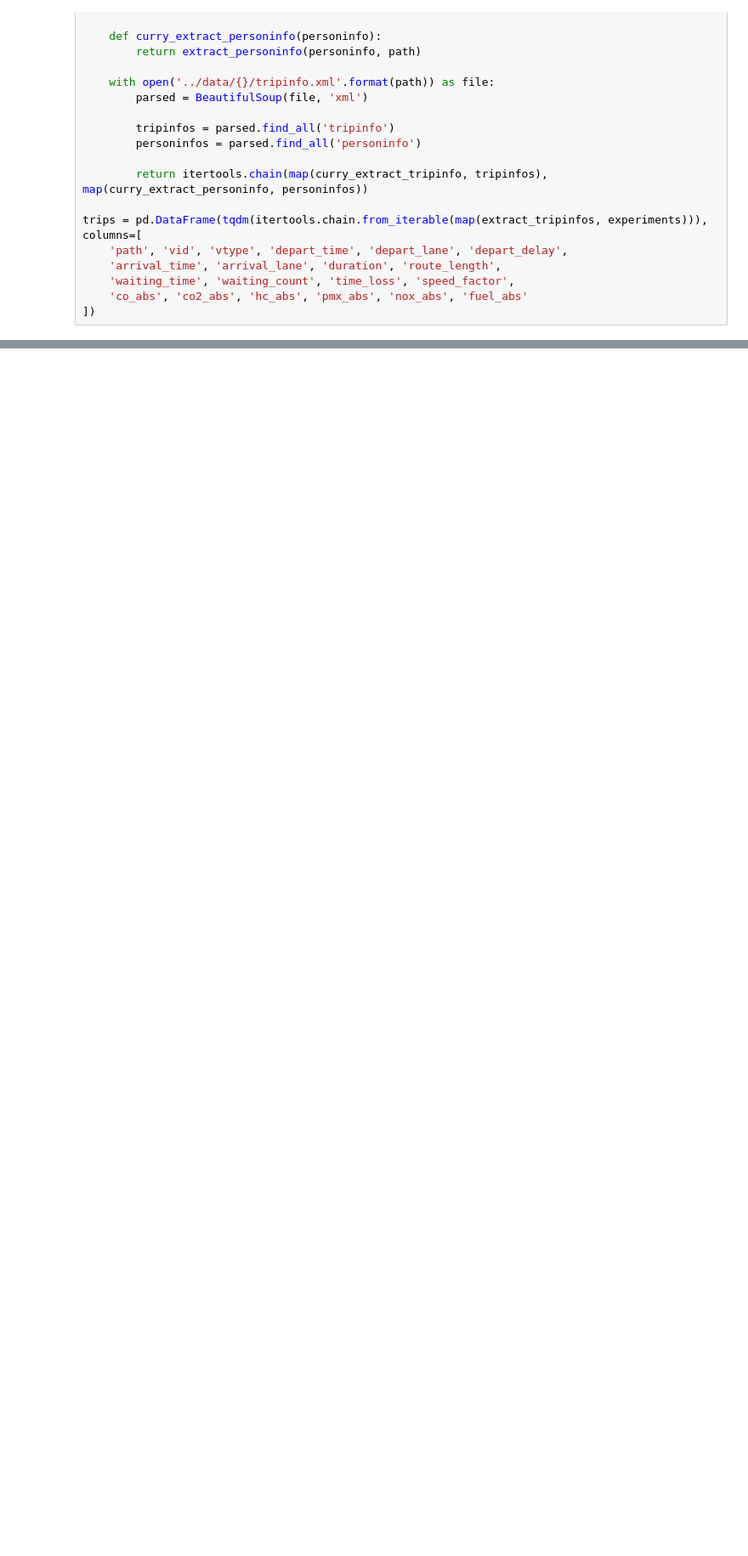
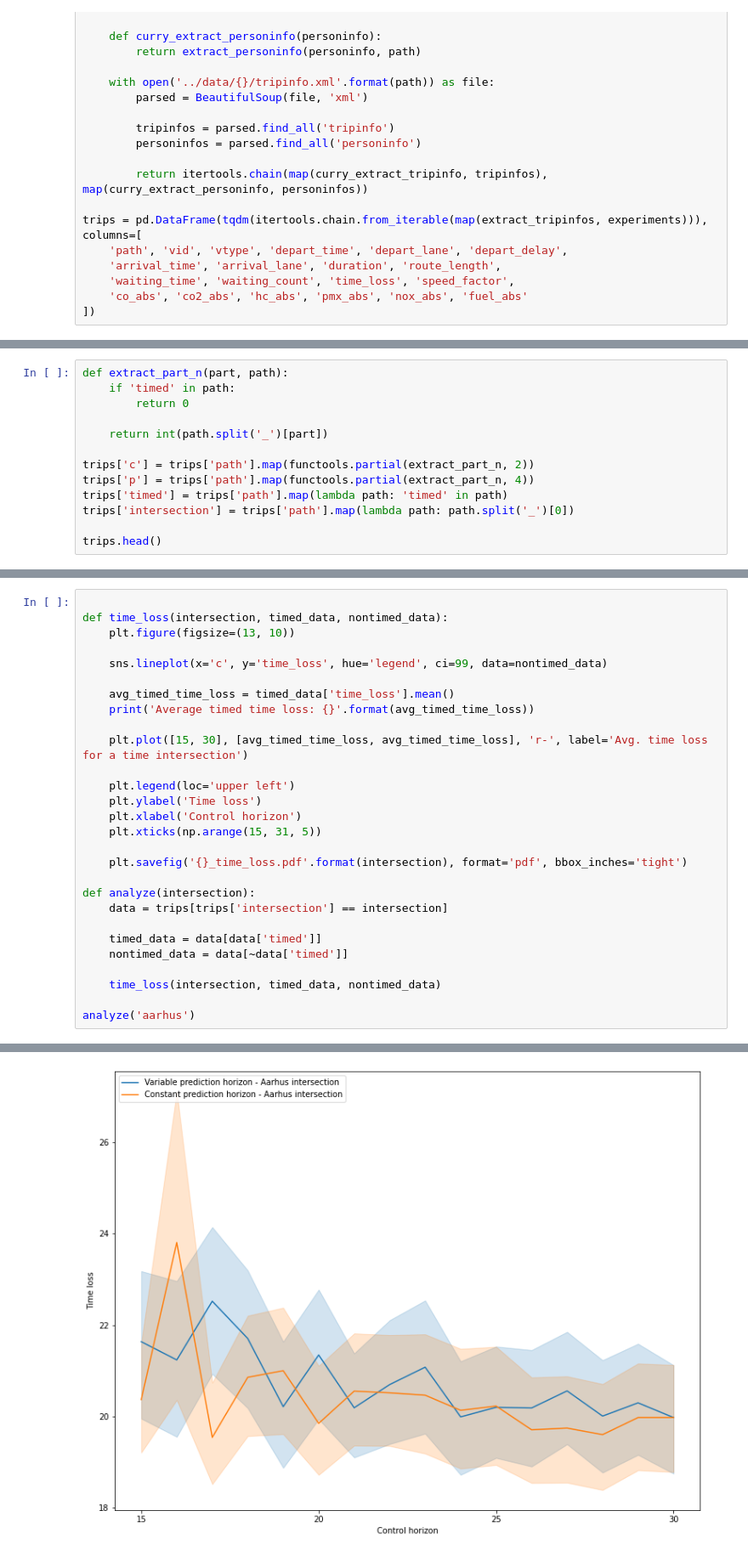
Before and after one commit to Zinoex/siren, a Jupyter notebook: siren/analysis/tripinfo.ipynb, the cells around one changed output, grey strips where cells are left out. Shown at 85% size. Drawn from its saved outputs; the diff is of its cells as text; blank space fills up the shorter version.

Commit message:
Begin analysis of timing, time loss, fuel consumption, and co2.

```diff
--- a/siren/analysis/tripinfo.ipynb
+++ b/siren/analysis/tripinfo.ipynb
@@ -335,0 +103,13 @@ sns.distplot(timings[timings['path'] == 'aarhus_demo2']['execution_time'])
+# %%
+def extract_part_n(part, path):
+    if 'timed' in path:
+        return 0
+
+    return int(path.split('_')[part])
+
+trips['c'] = trips['path'].map(functools.partial(extract_part_n, 2))
+trips['p'] = trips['path'].map(functools.partial(extract_part_n, 4))
+trips['timed'] = trips['path'].map(lambda path: 'timed' in path)
+trips['intersection'] = trips['path'].map(lambda path: path.split('_')[0])
+
+trips.head()
@@ -335,0 +183,29 @@ sns.distplot(timings[timings['path'] == 'aarhus_demo2']['execution_time'])
+# %%
+
+def time_loss(intersection, timed_data, nontimed_data):
+    plt.figure(figsize=(13, 10))
+
+    sns.lineplot(x='c', y='time_loss', hue='legend', ci=99, data=nontimed_data)
+
+    avg_timed_time_loss = timed_data['time_loss'].mean()
+    print('Average timed time loss: {}'.format(avg_timed_time_loss))
+
+    plt.plot([15, 30], [avg_timed_time_loss, avg_timed_time_loss], 'r-', label='Avg. time loss for a time intersection')
+
+    plt.legend(loc='upper left')
+    plt.ylabel('Time loss')
+    plt.xlabel('Control horizon')
+    plt.xticks(np.arange(15, 31, 5))
+
+    plt.savefig('{}_time_loss.pdf'.format(intersection), format='pdf', bbox_inches='tight')
+
+def analyze(intersection):
+    data = trips[trips['intersection'] == intersection]
+
+    timed_data = data[data['timed']]
+    nontimed_data = data[~data['timed']]
+
+    time_loss(intersection, timed_data, nontimed_data)
+
+analyze('aarhus')
+# %% [output]
@@ -335,0 +213 @@ sns.distplot(timings[timings['path'] == 'aarhus_demo2']['execution_time'])
+[figure, added]
```
Also changed, not shown: parts of 33 cells of this notebook, 3 other files.
